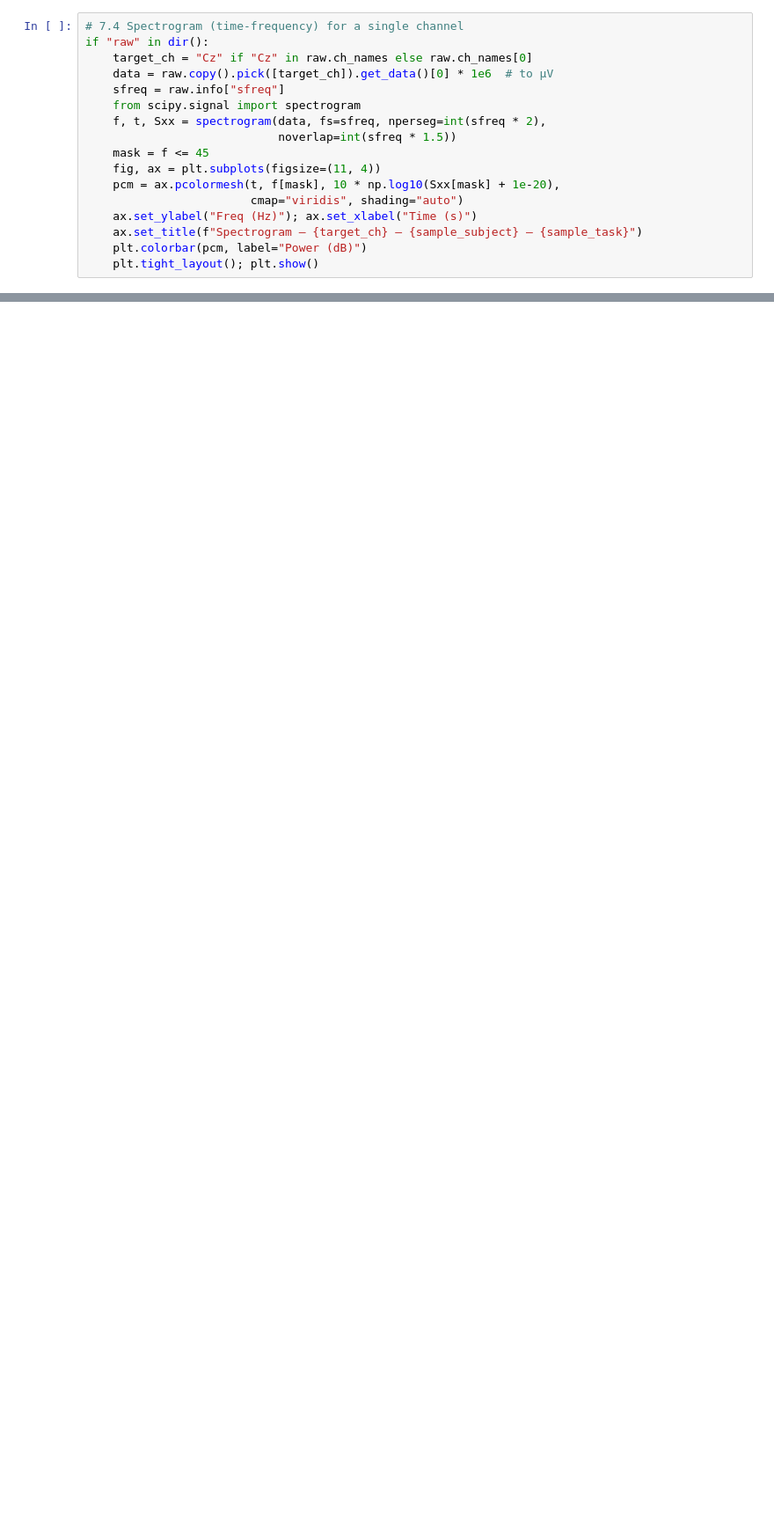
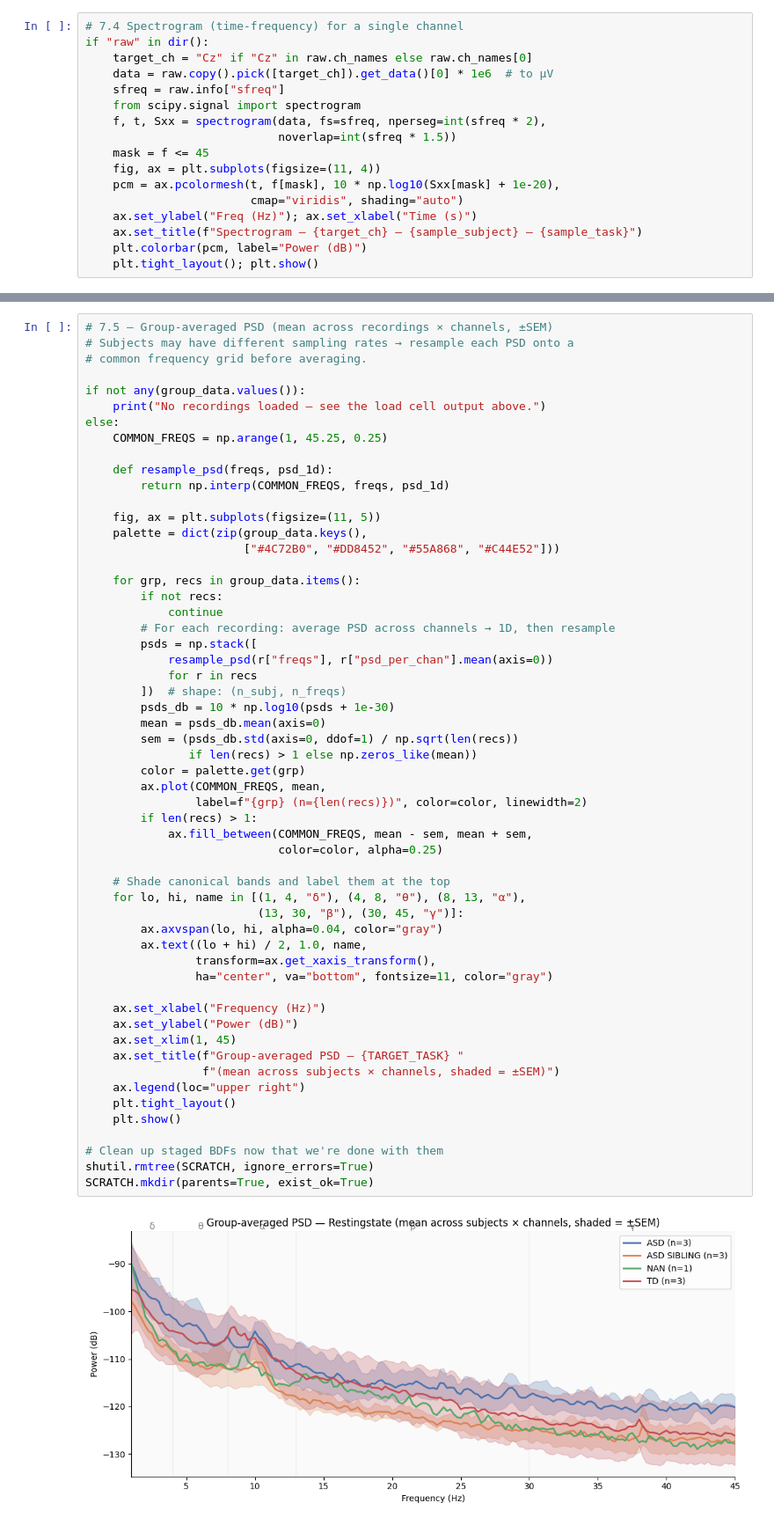
Before and after one commit to alirezafatemi77/ASD_EEG_PROJECT, a Jupyter notebook: 00_data_understanding.ipynb, the cells around one changed output, grey strips where cells are left out. Shown at 88% size. Saved outputs shown, nothing was run; the diff lists cells and outputs as text; blank space fills up the shorter version.

Commit message:
updata stage 00 - 2

```diff
--- a/00_data_understanding.ipynb
+++ b/00_data_understanding.ipynb
@@ -589 +756,59 @@ if "raw" in dir():
+# %%
+# 7.5 — Group-averaged PSD (mean across recordings × channels, ±SEM)
+# Subjects may have different sampling rates → resample each PSD onto a
+# common frequency grid before averaging.
+
+if not any(group_data.values()):
+    print("No recordings loaded — see the load cell output above.")
+else:
+    COMMON_FREQS = np.arange(1, 45.25, 0.25)
+
+    def resample_psd(freqs, psd_1d):
+        return np.interp(COMMON_FREQS, freqs, psd_1d)
+
+    fig, ax = plt.subplots(figsize=(11, 5))
+    palette = dict(zip(group_data.keys(),
+                       ["#4C72B0", "#DD8452", "#55A868", "#C44E52"]))
+
+    for grp, recs in group_data.items():
+        if not recs:
+            continue
+        # For each recording: average PSD across channels → 1D, then resample
+        psds = np.stack([
+            resample_psd(r["freqs"], r["psd_per_chan"].mean(axis=0))
+            for r in recs
+        ])  # shape: (n_subj, n_freqs)
+        psds_db = 10 * np.log10(psds + 1e-30)
+        mean = psds_db.mean(axis=0)
+        sem = (psds_db.std(axis=0, ddof=1) / np.sqrt(len(recs))
+               if len(recs) > 1 else np.zeros_like(mean))
+        color = palette.get(grp)
+        ax.plot(COMMON_FREQS, mean,
+                label=f"{grp} (n={len(recs)})", color=color, linewidth=2)
+        if len(recs) > 1:
+            ax.fill_between(COMMON_FREQS, mean - sem, mean + sem,
+                            color=color, alpha=0.25)
+
+    # Shade canonical bands and label them at the top
+    for lo, hi, name in [(1, 4, "δ"), (4, 8, "θ"), (8, 13, "α"),
+                         (13, 30, "β"), (30, 45, "γ")]:
+        ax.axvspan(lo, hi, alpha=0.04, color="gray")
+        ax.text((lo + hi) / 2, 1.0, name,
+                transform=ax.get_xaxis_transform(),
+                ha="center", va="bottom", fontsize=11, color="gray")
+
+    ax.set_xlabel("Frequency (Hz)")
+    ax.set_ylabel("Power (dB)")
+    ax.set_xlim(1, 45)
+    ax.set_title(f"Group-averaged PSD — {TARGET_TASK} "
+                 f"(mean across subjects × channels, shaded = ±SEM)")
+    ax.legend(loc="upper right")
+    plt.tight_layout()
+    plt.show()
+
+# Clean up staged BDFs now that we're done with them
+shutil.rmtree(SCRATCH, ignore_errors=True)
+SCRATCH.mkdir(parents=True, exist_ok=True)
+# %% [output]
+[figure, added]
 # %% [markdown]
```
Also changed, not shown: parts of 13 cells of this notebook, 1 other file.
